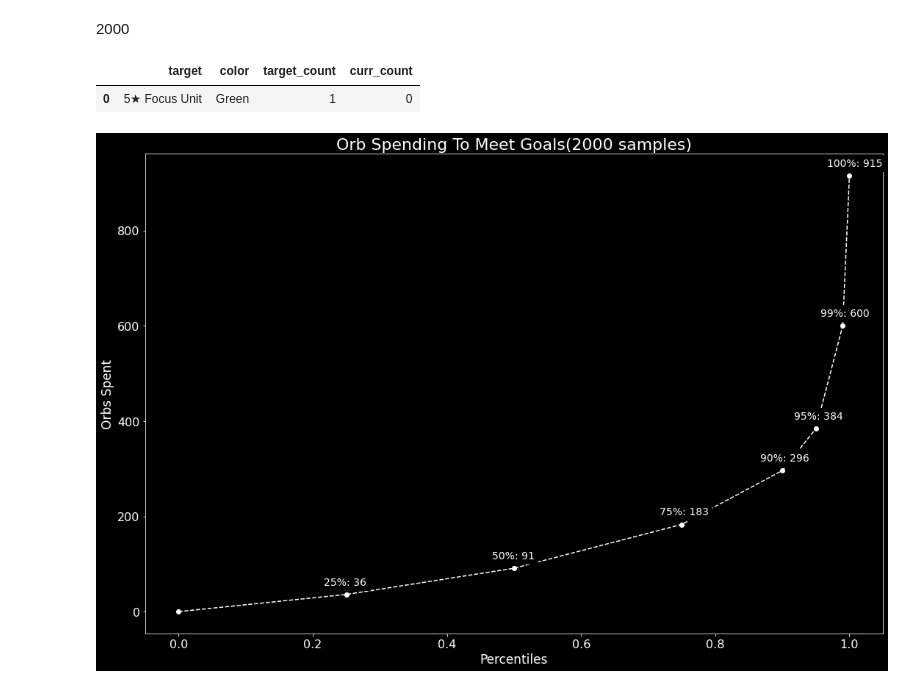
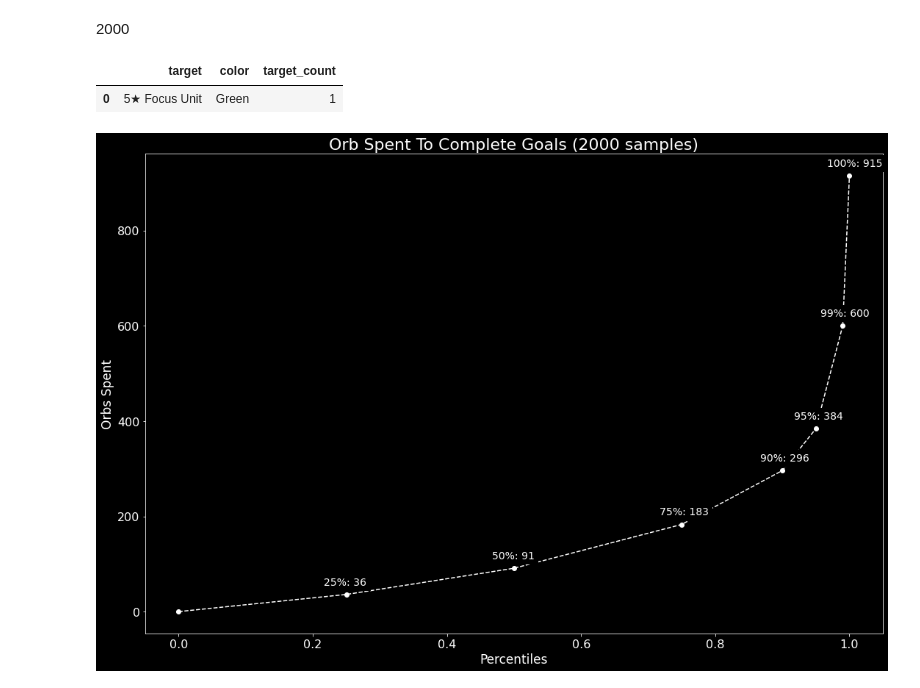
Before and after one commit to timothycho01/FEH-Gacha-Statistical-Simulator, a Jupyter notebook: FEH_Gacha_Statistical_Simulator.ipynb, the cells around one changed output. Drawn from its saved outputs; the diff is of its cells as text; code cells hidden in the pictures.

```diff
--- a/FEH_Gacha_Statistical_Simulator.ipynb
+++ b/FEH_Gacha_Statistical_Simulator.ipynb
@@ -372,8 +372,9 @@ for tests in range(samples):
     decrease_5_star_rates_factor = 0
     update_target_color = False
 
-    for i in range(len(circle_heroes_df)):
-      i_color = circle_heroes_df.iloc[i]['color']
+    for stone in circle_heroes_df.itertuples():
+
+      i_color = stone.color
       if update_target_color:
         update_target_color = False
         remaining_goals_df = run_goal_df[run_goal_df['curr_count'] < run_goal_df['target_count']]
@@ -384,14 +385,14 @@ for tests in range(samples):
       summon = False
       if i_color in target_summon_colors or only_goal_any_color:
         summon = True
-      elif i == 4 and curr_circle_summon_cnt == 0:
+      elif stone[0] == 4 and curr_circle_summon_cnt == 0:
         summon = True
 
       if summon:
         total_summons += 1
         curr_circle_summon_cnt += 1
-        i_rarity = circle_heroes_df.iloc[i]['rarity_pool']
-        i_unit_number = circle_heroes_df.iloc[i]['id']
+        i_rarity = stone.rarity_pool
+        i_unit_number = stone.id
 
         if i_rarity == '5_star_focus':
           reset_rates = True
@@ -408,12 +409,12 @@ for tests in range(samples):
         goals_met = 0
         num_of_goals = len(run_goal_df)
 
-        for g in list(run_goal_df.index):
+        for goal in run_goal_df.itertuples():
 
-          g_target = run_goal_df.loc[g, 'target']
-          g_color = run_goal_df.loc[g, 'color']
-          g_target_count = run_goal_df.loc[g, 'target_count']
-          g_curr_count = run_goal_df.loc[g, 'curr_count']
+          g_target = goal.target
+          g_color = goal.color
+          g_target_count = goal.target_count
+          g_curr_count = goal.curr_count
           rarity_match = False
           color_match = False
           if g_curr_count < g_target_count:
@@ -429,8 +430,8 @@ for tests in range(samples):
               diff_4_id += 1
 
             if color_match and rarity_match:
-              run_goal_df.loc[g,'curr_count'] += 1
-              g_curr_count = run_goal_df.loc[g, 'curr_count']
+              run_goal_df.loc[goal[0],'curr_count'] += 1
+              g_curr_count = run_goal_df.loc[goal[0], 'curr_count']
               if g_curr_count >= g_target_count:
                 goals_met += 1
 
@@ -469,27 +470,26 @@ test_record_df = pd.DataFrame(test_record,
 # %%
 #@title # Display Chart
 perc = [0, .25, .50, .75, .90, .95, .99, 1]
 stats = test_record_df.describe(percentiles=perc).round(2)
 x = perc
 y = stats[4:-1]['orbs spent']
+plt.style.use('dark_background')
 fig, ax = plt.subplots(figsize=(18,12))
-plt.style.use('dark_background')
 plt.plot(x, y, '--wo', label='line with marker')
 plt.xticks(fontsize=16)
 plt.yticks(fontsize=16)
 plt.xlabel("Percentiles", size=17)
 plt.ylabel("Orbs Spent", size=17)
-plt.title("Orb Spending To Meet Goals("+ str(samples) + " samples)" , size=22)
-plt.style.use('dark_background')
+plt.title("Orb Spent To Complete Goals ("+ str(samples) + " samples)" , size=22)
 
 for index in range(len(x)):
   if index != 0:
     ax.text(x[index] - 0.033, y[index] + 20, str(round(x[index]*100)) + "%: " + str(round(y[index])), size=14, backgroundcolor='black')
 
-display(goal_df)
+display(goal_df[['target', 'color', 'target_count']])
 print()
 plt.show()
 # %% [output]
-|  | target | color | target_count | curr_count |
-| 0 | 5★ Focus Unit | Green | 1 | 0 |
+|  | target | color | target_count |
+| 0 | 5★ Focus Unit | Green | 1 |
-[figure, old version]
+[figure, new version]
```
